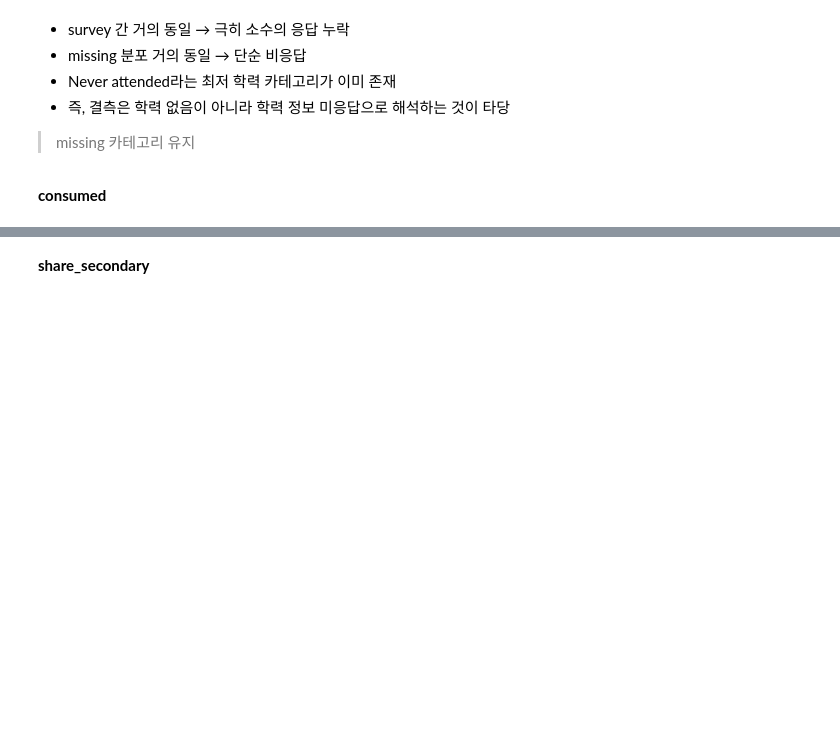
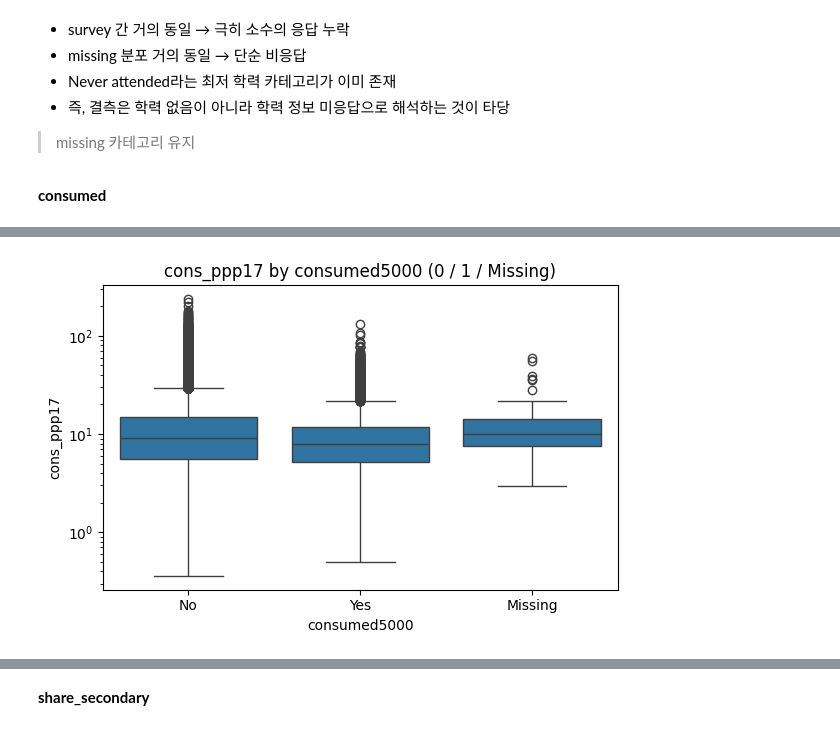
Before and after one commit to yuhui-0611/contest, a Jupyter notebook: Poverty_Prediction_Challenge.ipynb, the cells around one changed output, grey strips where cells are left out. Saved outputs shown, nothing was run; the diff lists cells and outputs as text; code cells hidden in the pictures; blank space fills up the shorter version.

```diff
--- a/Poverty_Prediction_Challenge.ipynb
+++ b/Poverty_Prediction_Challenge.ipynb
@@ -651,0 +697,18 @@ plt.show()
+# %%
+col = "consumed5000"
+
+tmp = train[[col, "cons_ppp17"]].copy()
+tmp[col] = tmp[col].astype("object")
+
+plt.figure(figsize=(6,4))
+sns.boxplot(
+    data=tmp,
+    x=tmp[col].fillna("Missing"),
+    y="cons_ppp17"
+)
+plt.yscale("log")
+plt.title(f"cons_ppp17 by {col} (0 / 1 / Missing)")
+plt.tight_layout()
+plt.show()
+# %% [output]
+[figure, added]
```
Also changed, not shown: parts of 27 cells of this notebook.
